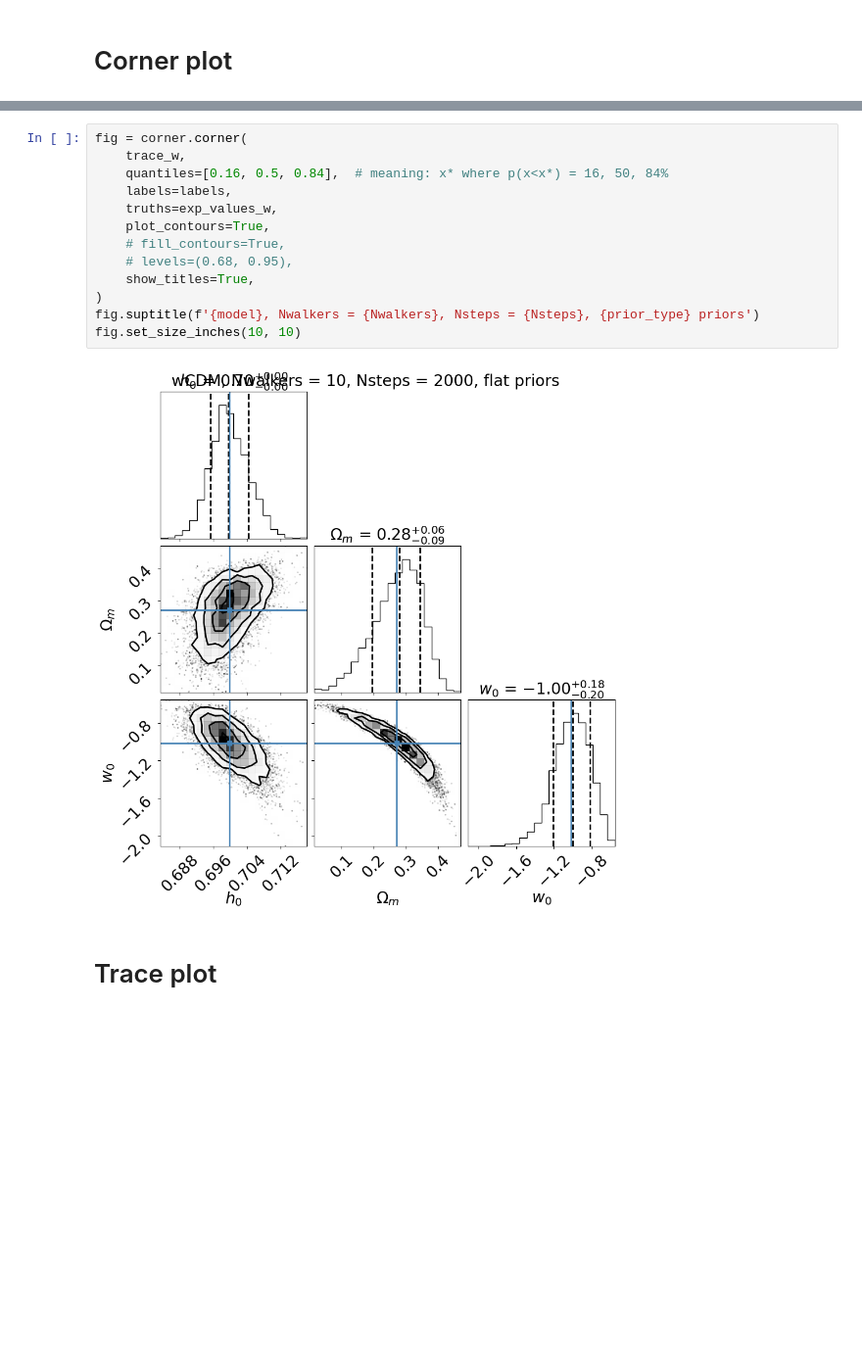
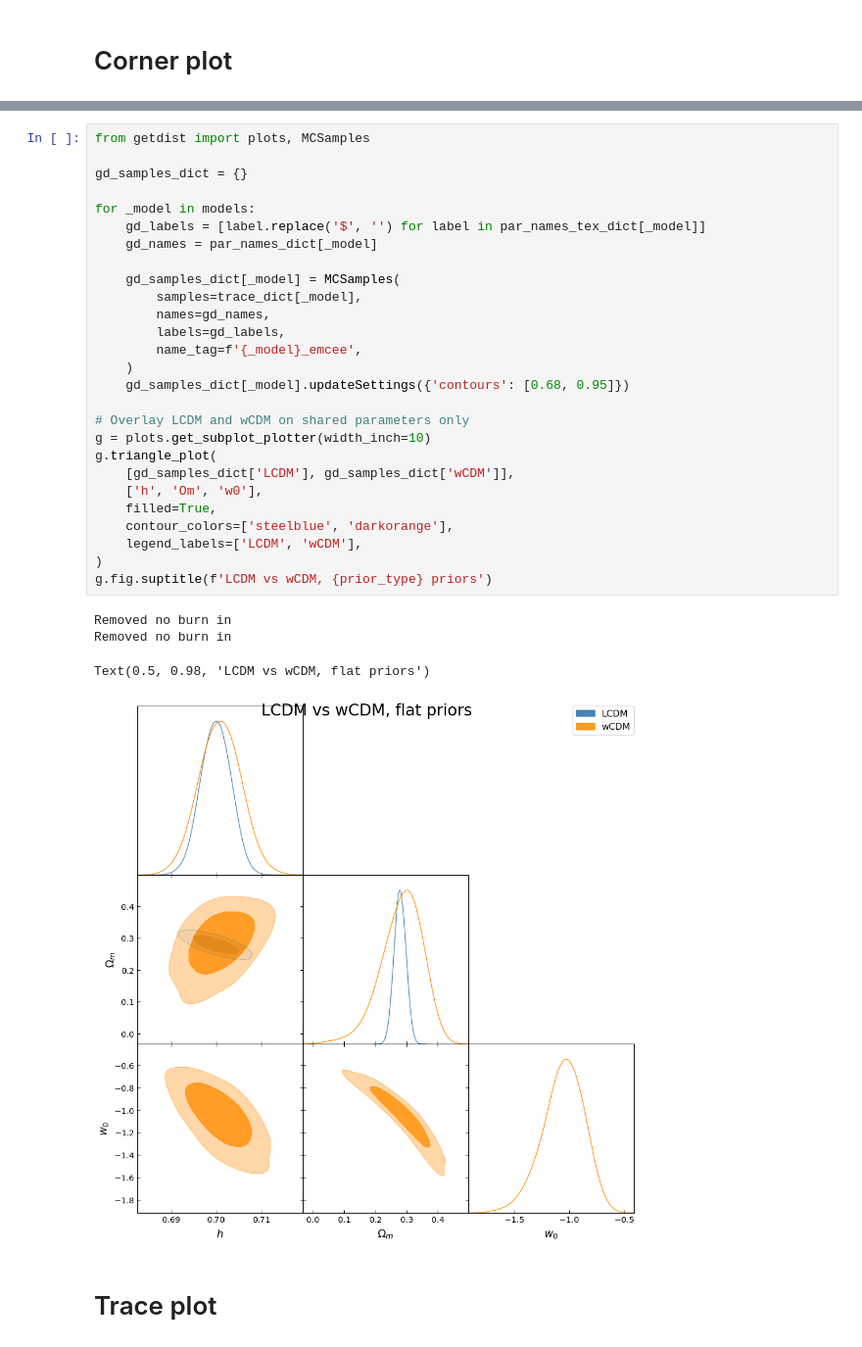
Before and after one commit to davidesciotti/Astrostats, a Jupyter notebook: SNIa_for_astrostats.ipynb, the cells around one changed output, grey strips where cells are left out. Shown at 98% size. Saved outputs shown, nothing was run; the diff lists cells and outputs as text; blank space fills up the shorter version.

```diff
--- a/SNIa_for_astrostats.ipynb
+++ b/SNIa_for_astrostats.ipynb
@@ -651,18 +615,35 @@ fig.set_size_inches(10, 10)
-# %%
-fig = corner.corner(
-    trace_w,
-    quantiles=[0.16, 0.5, 0.84],  # meaning: x* where p(x<x*) = 16, 50, 84%
-    labels=labels,
-    truths=exp_values_w,
-    plot_contours=True,
-    # fill_contours=True,
-    # levels=(0.68, 0.95),
-    show_titles=True,
-)
-fig.suptitle(f'{model}, Nwalkers = {Nwalkers}, Nsteps = {Nsteps}, {prior_type} priors')
-fig.set_size_inches(10, 10)
-# %% [output]
-[figure, removed]
+# %%
+from getdist import plots, MCSamples
+
+gd_samples_dict = {}
+
+for _model in models:
+    gd_labels = [label.replace('$', '') for label in par_names_tex_dict[_model]]
+    gd_names = par_names_dict[_model]
+
+    gd_samples_dict[_model] = MCSamples(
+        samples=trace_dict[_model],
+        names=gd_names,
+        labels=gd_labels,
+        name_tag=f'{_model}_emcee',
+    )
+    gd_samples_dict[_model].updateSettings({'contours': [0.68, 0.95]})
+
+# Overlay LCDM and wCDM on shared parameters only
+g = plots.get_subplot_plotter(width_inch=10)
+g.triangle_plot(
+    [gd_samples_dict['LCDM'], gd_samples_dict['wCDM']],
+    ['h', 'Om', 'w0'],
+    filled=True,
+    contour_colors=['steelblue', 'darkorange'],
+    legend_labels=['LCDM', 'wCDM'],
+)
+g.fig.suptitle(f'LCDM vs wCDM, {prior_type} priors')
+# %% [output]
+Removed no burn in
+Removed no burn in
+Text(0.5, 0.98, 'LCDM vs wCDM, flat priors')
+[figure, added]
 # %% [markdown]
 # Trace plot
 # %%
```
Also changed, not shown: parts of 24 cells of this notebook.
